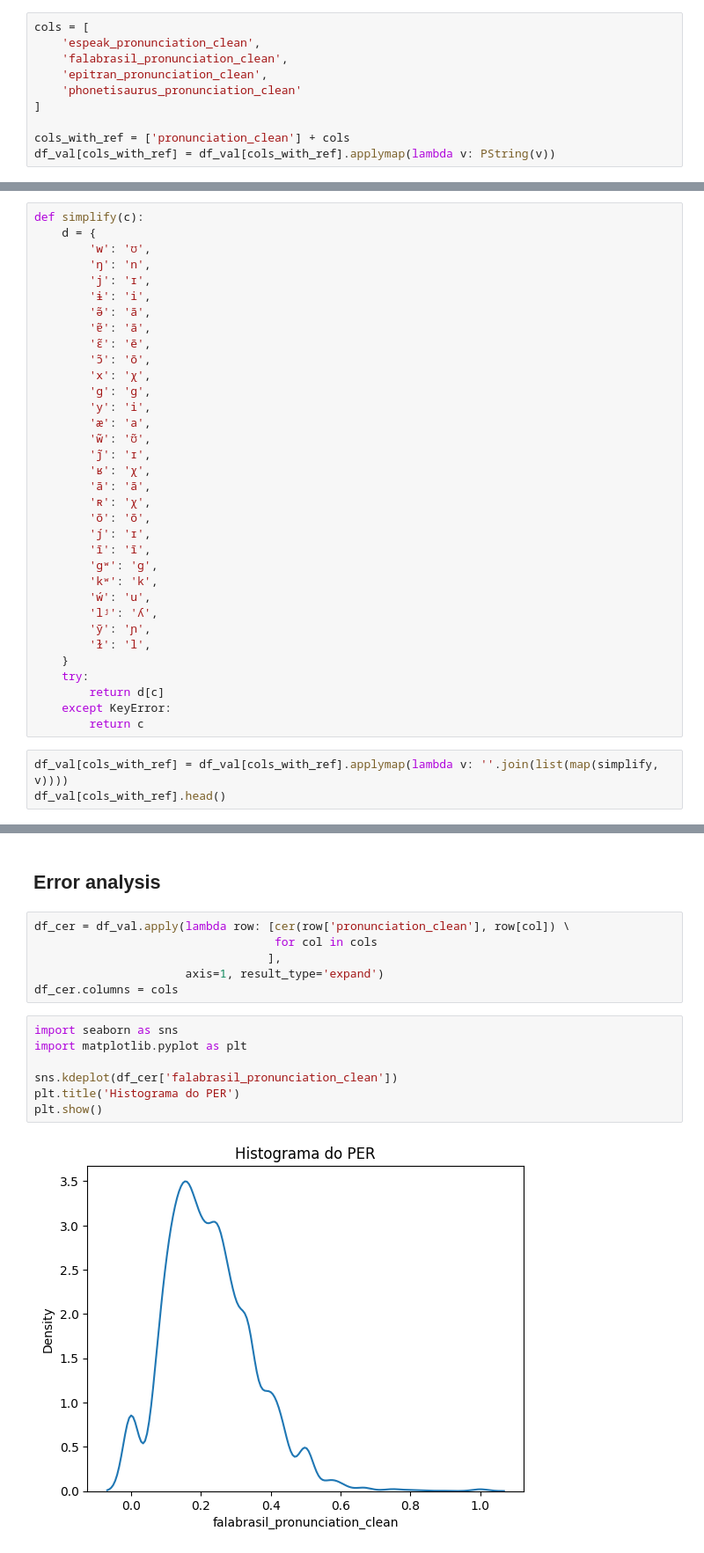
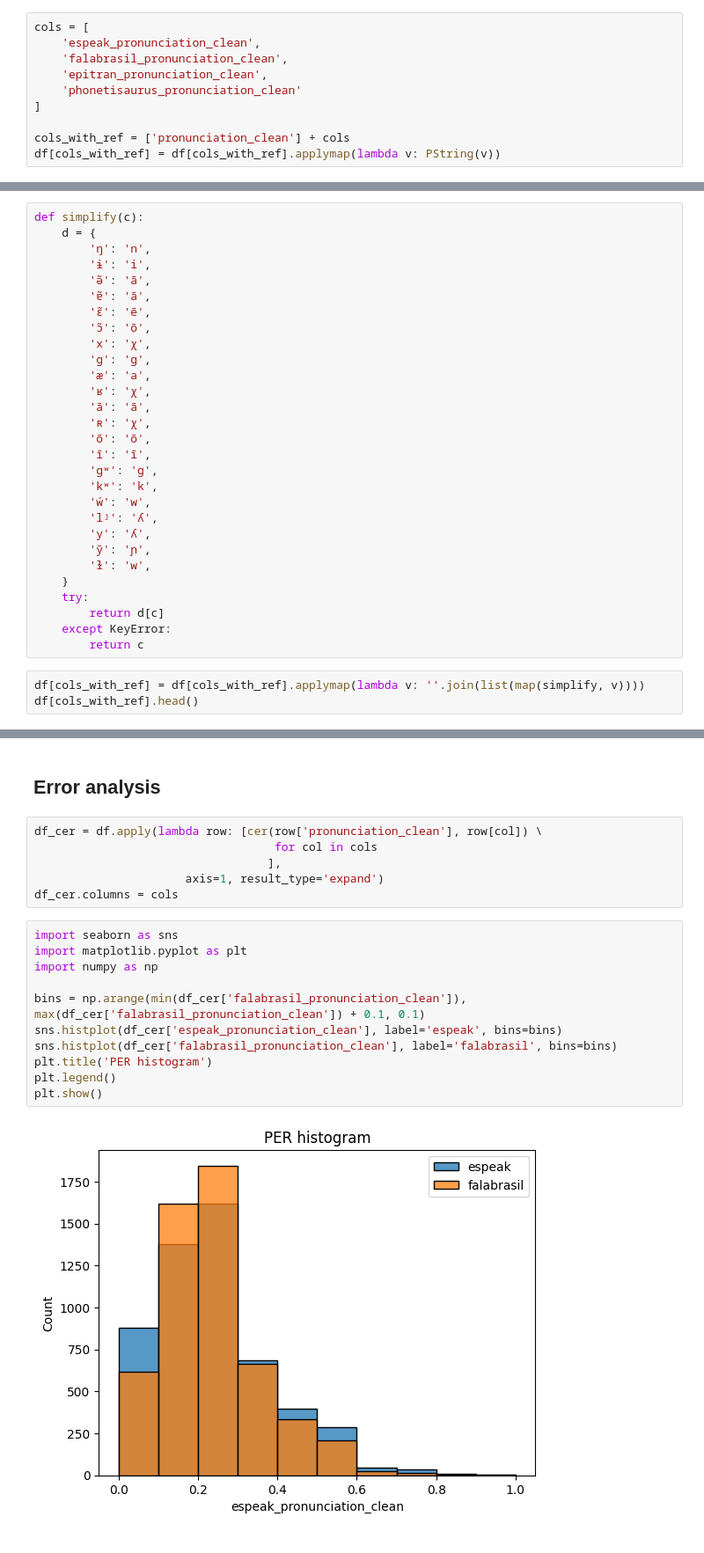
Before and after one commit to caiocrocha/Brazilian_Portuguese_Quick_APT, a Jupyter notebook: g2p-benchmark.ipynb, the cells around one changed output, grey strips where cells are left out. Shown: that part at 88% size. Drawn from its saved outputs; the diff is of its cells as text.

```diff
--- a/g2p-benchmark.ipynb
+++ b/g2p-benchmark.ipynb
@@ -283,5 +262,5 @@ cols = [
 ]
 
 cols_with_ref = ['pronunciation_clean'] + cols
-df_val[cols_with_ref] = df_val[cols_with_ref].applymap(lambda v: PString(v))
+df[cols_with_ref] = df[cols_with_ref].applymap(lambda v: PString(v))
 # %%
@@ -352,9 +331,7 @@ phonetisaurus tokens not in reference: {'ʁ', 'ɐ̃', 'ʀ', 'ɫ', 'w', 'õ'}
 # %%
 def simplify(c):
     d = {
-        'w': 'ʊ',
         'ŋ': 'n',
-        'j': 'ɪ',
         'ɨ': 'i',
         'ə̃': 'ã',
         'ɐ̃': 'ã',
@@ -362,29 +339,26 @@ def simplify(c):
         'ɔ̃': 'õ',
         'x': 'χ',
         'g': 'ɡ',
-        'y': 'i',
         'æ': 'a',
-        'w̃': 'ʊ̃',
-        'j̃': 'ɪ',
         'ʁ': 'χ',
         'ã': 'ã',
         'ʀ': 'χ',
         'õ': 'õ',
-        'j́': 'ɪ',
         'ĩ': 'ĩ',
         'ɡʷ': 'ɡ',
         'kʷ': 'k',
-        'ẃ': 'u',
+        'ẃ': 'w',
         'lʲ': 'ʎ',
+        'y': 'ʎ',
         'ỹ': 'ɲ',
-        'ɫ': 'l',
+        'ɫ': 'w',
     }
     try:
         return d[c]
     except KeyError:
         return c
 # %%
-df_val[cols_with_ref] = df_val[cols_with_ref].applymap(lambda v: ''.join(list(map(simplify, v))))
-df_val[cols_with_ref].head()
+df[cols_with_ref] = df[cols_with_ref].applymap(lambda v: ''.join(list(map(simplify, v))))
+df[cols_with_ref].head()
 # %% [output]
 |  | pronunciation_clean | espeak_pronunciation_clean | falabrasil_pronunciation_clean | epitran_pronunciation_clean | ... |
@@ -462,7 +379,7 @@ def translate(transcript):
 # %% [markdown]
 ## Error analysis
 # %%
-df_cer = df_val.apply(lambda row: [cer(row['pronunciation_clean'], row[col]) \
+df_cer = df.apply(lambda row: [cer(row['pronunciation_clean'], row[col]) \
                                    for col in cols
                                   ],
                       axis=1, result_type='expand')
@@ -470,9 +387,13 @@ df_cer.columns = cols
 # %%
 import seaborn as sns
 import matplotlib.pyplot as plt
+import numpy as np
 
-sns.kdeplot(df_cer['falabrasil_pronunciation_clean'])
-plt.title('Histograma do PER')
+bins = np.arange(min(df_cer['falabrasil_pronunciation_clean']), max(df_cer['falabrasil_pronunciation_clean']) + 0.1, 0.1)
+sns.histplot(df_cer['espeak_pronunciation_clean'], label='espeak', bins=bins)
+sns.histplot(df_cer['falabrasil_pronunciation_clean'], label='falabrasil', bins=bins)
+plt.title('PER histogram')
+plt.legend()
 plt.show()
 # %% [output]
-[figure, old version]
+[figure, new version]
```
Also changed, not shown: parts of 37 cells of this notebook, 1 other file.
